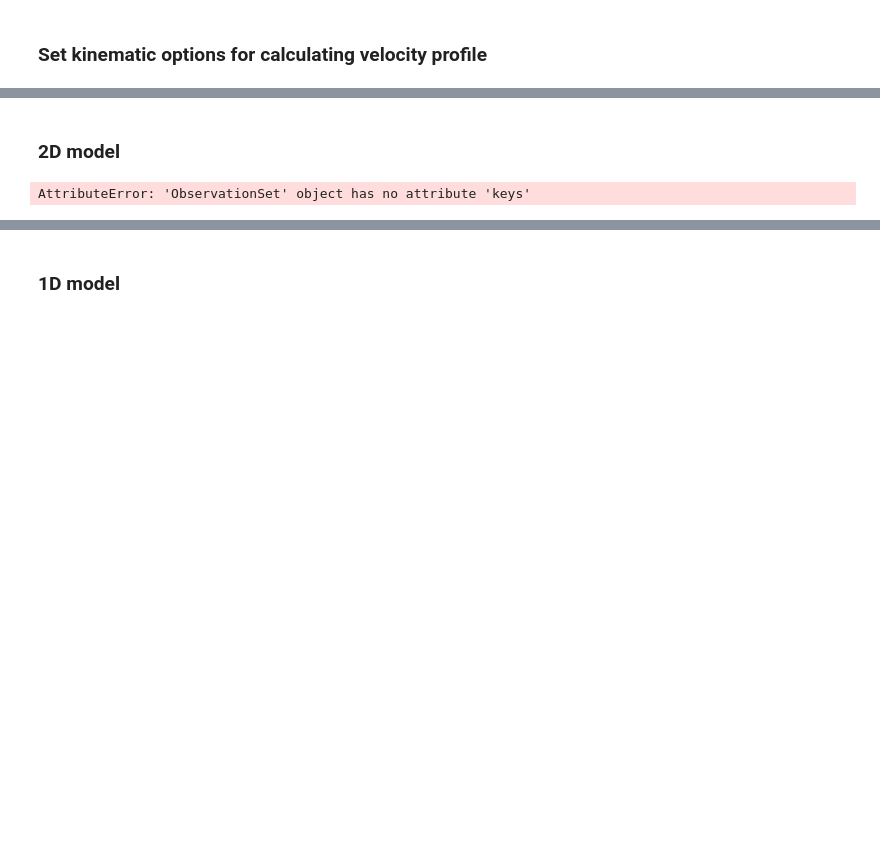
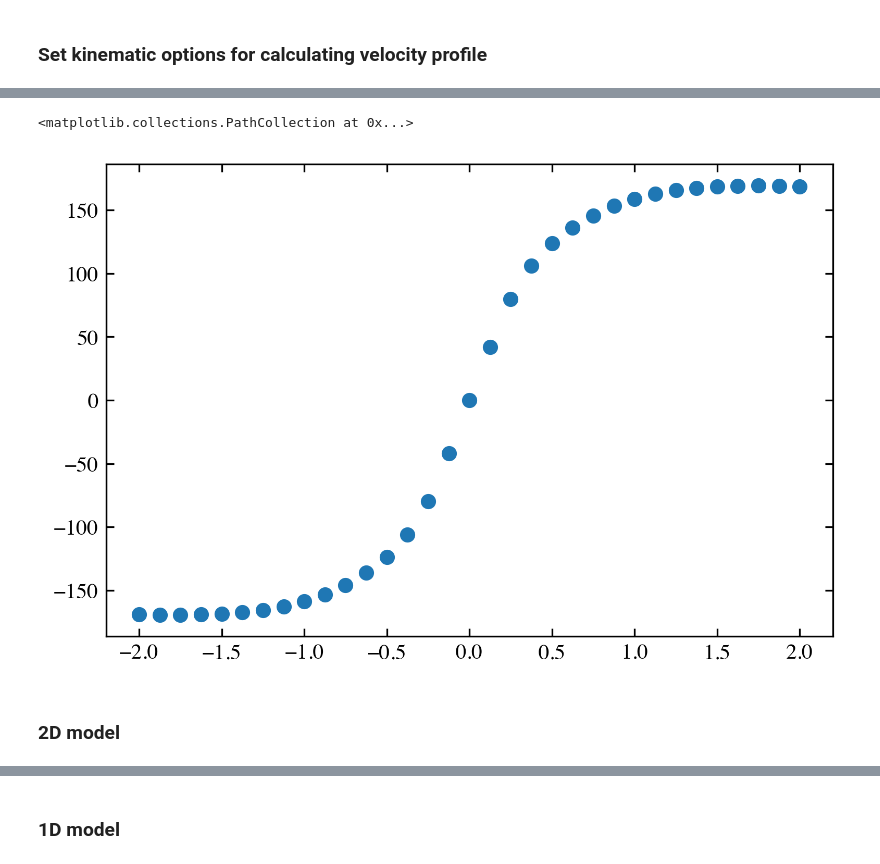
Before and after one commit to dysmalpy/dysmalpy, a Jupyter notebook: examples/notebooks/dysmalpy_example_model.ipynb, the cells around one changed output, grey strips where cells are left out. Drawn from its saved outputs; the diff is of its cells as text; code cells hidden in the pictures; blank space fills up the shorter version.

```diff
--- a/examples/notebooks/dysmalpy_example_model.ipynb
+++ b/examples/notebooks/dysmalpy_example_model.ipynb
@@ -185,9 +278,11 @@ gal.add_observation(obs)
+# %%
+plt.scatter(gal.observations['mock_1D'].model_data.rarr,
+            gal.observations['mock_1D'].model_data.data['velocity'])
+# %% [output]
+<matplotlib.collections.PathCollection at 0x...>
+[figure, added]
 # %% [markdown]
 ### 2D model
-# %%
-gal.create_model_data()
-# %% [output]
-AttributeError: 'ObservationSet' object has no attribute 'keys'
 # %%
 plotting.plot_model_2D(gal, inst_corr=True)
 # %% [output]
```
Also changed, not shown: parts of 33 cells of this notebook, 8 other files.
